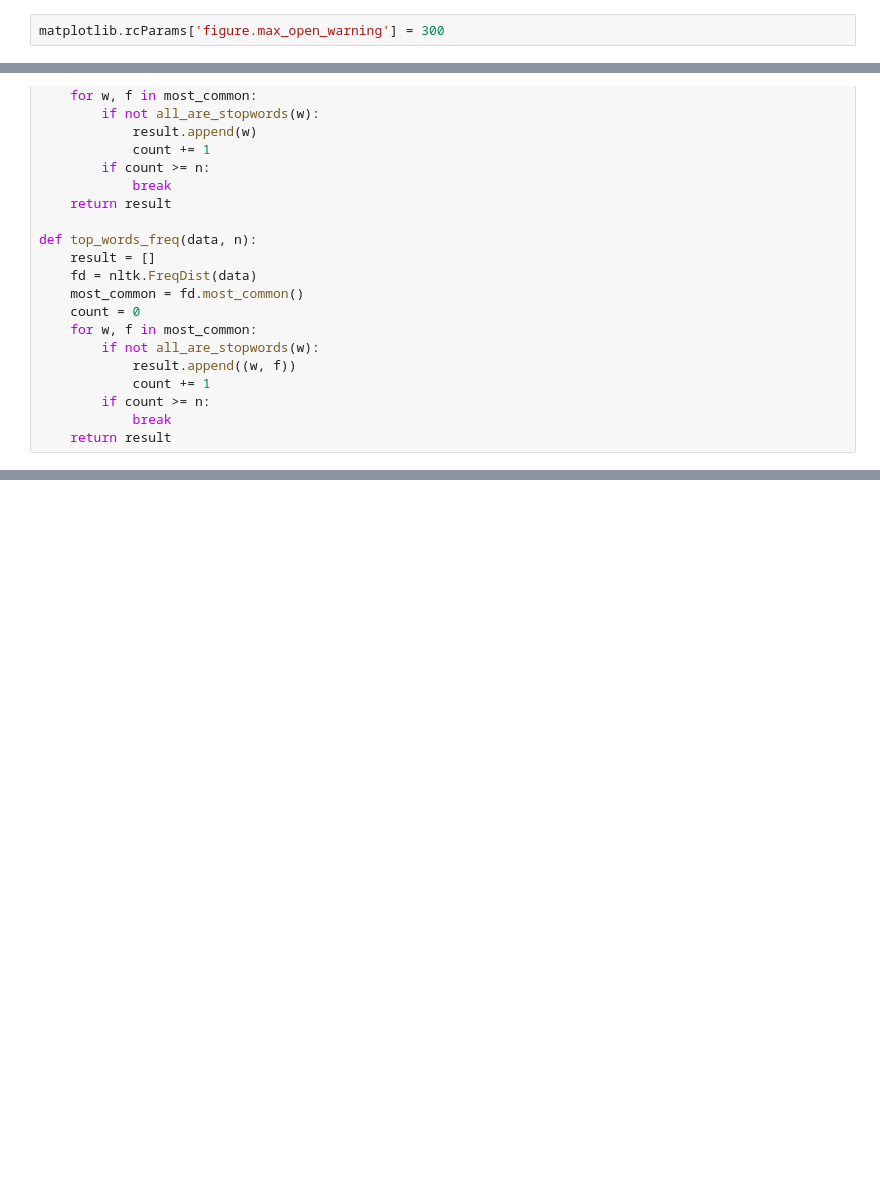
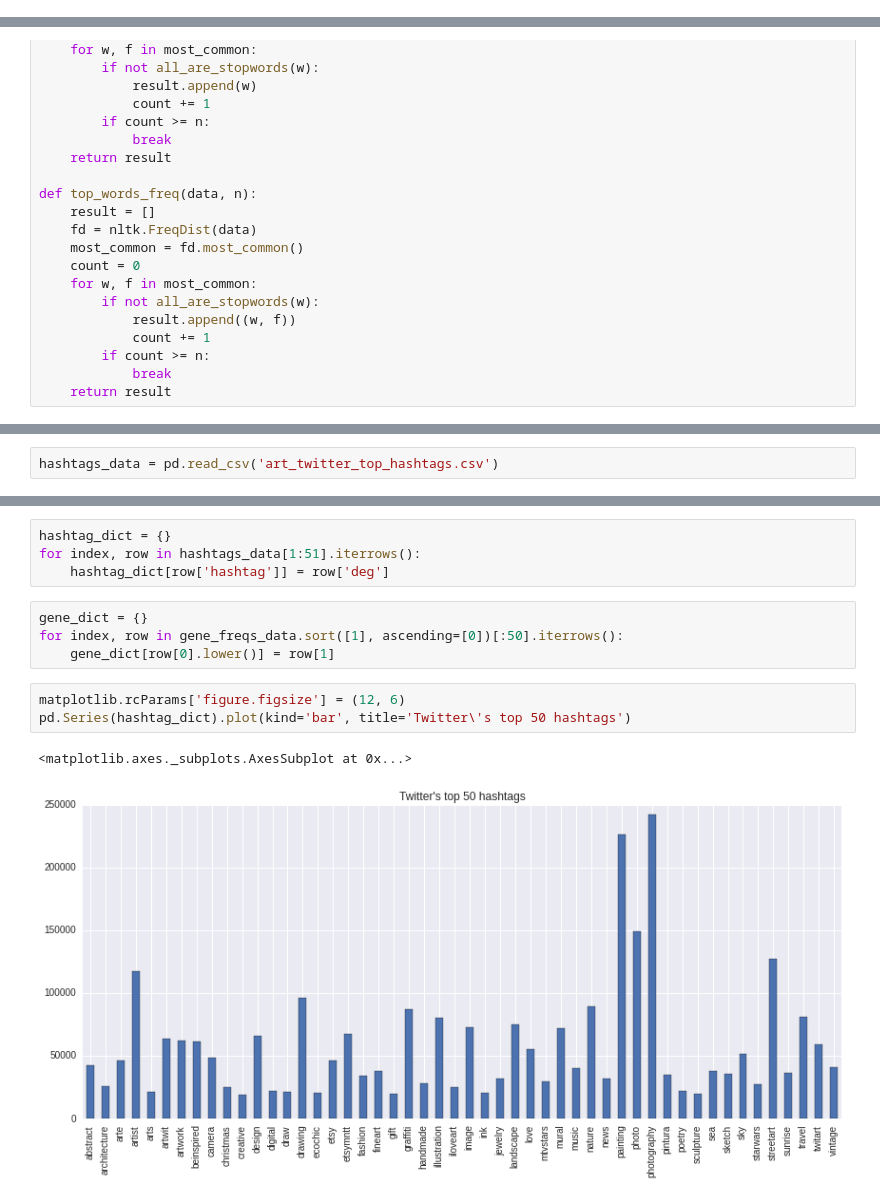
Before and after one commit to mavillard/liwc, a Jupyter notebook: art_nyt_ft_keywords.ipynb, the cells around one changed output, grey strips where cells are left out. Saved outputs shown, nothing was run; the diff lists cells and outputs as text; blank space fills up the shorter version.

```diff
--- a/art_nyt_ft_keywords.ipynb
+++ b/art_nyt_ft_keywords.ipynb
@@ -14,5 +14,3 @@ import seaborn as sns
 from matplotlib import pyplot as plt
 # %%
 %matplotlib inline
-# %%
-matplotlib.rcParams['figure.max_open_warning'] = 300
@@ -378,0 +353,2 @@ art_data.to_csv('art_ft_data.csv')
+# %%
+hashtags_data = pd.read_csv('art_twitter_top_hashtags.csv')
@@ -378,0 +400,14 @@ art_data.to_csv('art_ft_data.csv')
+# %%
+hashtag_dict = {}
+for index, row in hashtags_data[1:51].iterrows():
+    hashtag_dict[row['hashtag']] = row['deg']
+# %%
+gene_dict = {}
+for index, row in gene_freqs_data.sort([1], ascending=[0])[:50].iterrows():
+    gene_dict[row[0].lower()] = row[1]
+# %%
+matplotlib.rcParams['figure.figsize'] = (12, 6)
+pd.Series(hashtag_dict).plot(kind='bar', title='Twitter\'s top 50 hashtags')
+# %% [output]
+<matplotlib.axes._subplots.AxesSubplot at 0x...>
+[figure, added]
```
Also changed, not shown: parts of 87 cells of this notebook, 11 other files.
